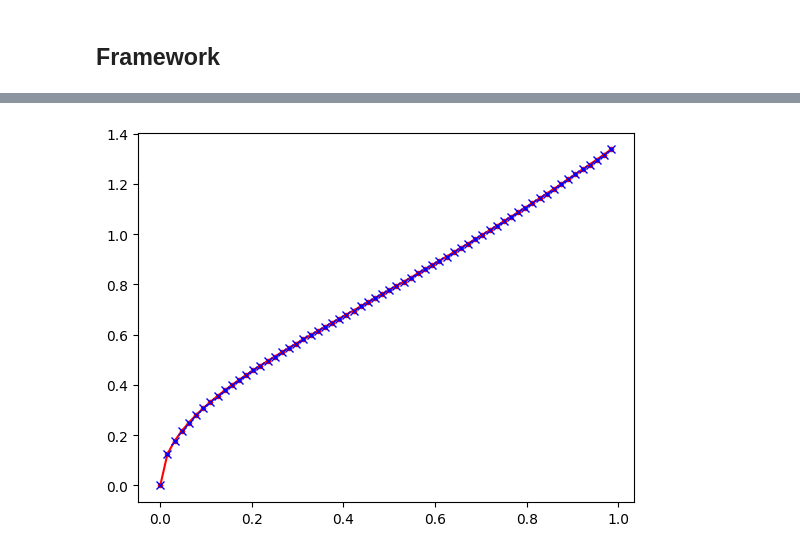
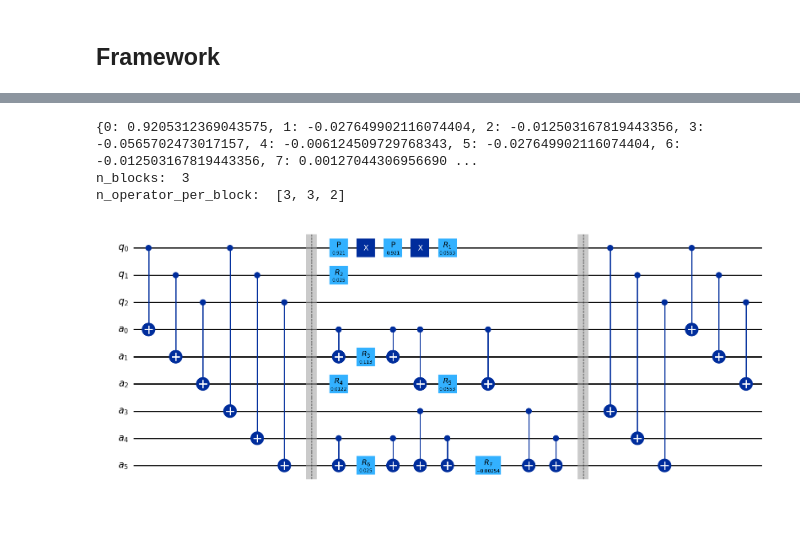
Before and after one commit to ugo-nzongani/Adjustable-depth-quantum-circuit-for-diagonal-unitary-and-QSP, a Jupyter notebook: zylberman_nzongani.ipynb, the cells around one changed output, grey strips where cells are left out. Drawn from its saved outputs; the diff is of its cells as text; code cells hidden in the pictures; blank space fills up the shorter version.

```diff
--- a/zylberman_nzongani.ipynb
+++ b/zylberman_nzongani.ipynb
@@ -492,40 +459,40 @@ w[0:3], w[3:6], w[6:9]
-# %%
-import qiskit.quantum_info as qi
-import matplotlib.pyplot as plt
-
-def f(x):
-    return np.exp(-(x-1/2)**2)
-
-def f5(x):
-    return np.sqrt(np.sin(x)+x**3)
-
-n = 6
-
-q = QuantumRegister(n,name='q')
-qc = QuantumCircuit(q)
-
-for i in range(int(n/2)):
-    qc.swap(q[i],q[n-i-1])
-
-qc.h(q)
-
-# Walsh circuit
-walsh_coeffs = list_walsh_coeff(f5,2**n)
-qc.append(walsh_circuit(n,f5,walsh_coeffs,gray_code=True),qc.qubits)
-
-# Sequential circuit
-
-for i in range(int(n/2)):
-    qc.swap(q[i],q[n-i-1])
-
-state = qi.Statevector.from_instruction(qc)
-
-L = np.array(state.data[0:2**n])
-L2 = np.angle(L)
-X = np.array(range(2**n))/2**n
-
-plt.plot(X,L2,marker='.',c='r')
-plt.plot(X,f5(X),marker='x',c='b',linestyle='')
-plt.show()
-# %% [output]
-[figure, removed]
+# %%
+# Adjustable-Walsh
+
+n = 3
+n_ancilla = 6
+list_operator_to_implement = [0,1,2,3,4,5,6,7]
+walsh_info = walsh_informations(list_operator_to_implement,f)
+
+q = QuantumRegister(n,name='q')
+a = QuantumRegister(n_ancilla,name='a')
+qc = QuantumCircuit(q,a)
+
+# copy of the main register into the ancilla register
+if n_ancilla >= n:
+    copy_gate = copy(q,a)
+    qc.append(copy_gate,qc.qubits)
+qc.barrier()
+
+n_blocks = get_n_blocks(n,n_ancilla)
+n_rotations = 2**n
+n_operator_per_block_list = n_operator_per_block(n_rotations,n_blocks)
+print('n_blocks: ',n_blocks)
+print('n_operator_per_block: ',n_operator_per_block_list)
+
+for i in range(0,n_blocks):
+    walsh_info_block = dict(list(walsh_info.items())[:n_operator_per_block_list[i]])
+    qc.append(walsh_circuit(n,f,walsh_info_block,gray_code=False),qc.qubits[i*n:(i+1)*n])
+    walsh_info = dict(list(walsh_info.items())[n_operator_per_block_list[i]:])
+
+# uncompute the copy of the main register into the ancilla register
+qc.barrier()
+if n_ancilla >= n:
+    qc.append(copy_gate.inverse(),qc.qubits)
+
+qc.decompose(reps=2).draw('mpl',style='iqx')
+# %% [output]
+{0: 0.9205312369043575, 1: -0.027649902116074404, 2: -0.012503167819443356, 3: -0.0565702473017157, 4: -0.006124509729768343, 5: -0.027649902116074404, 6: -0.012503167819443356, 7: 0.00127044306956690 ...
+n_blocks:  3
+n_operator_per_block:  [3, 3, 2]
+[figure, added]
```
Also changed, not shown: parts of 6 cells of this notebook.
